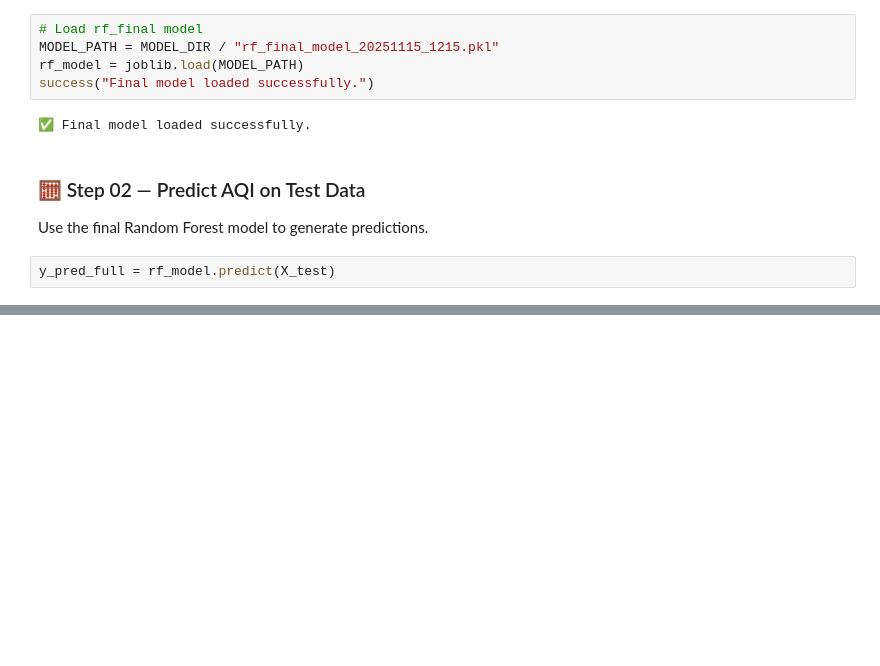
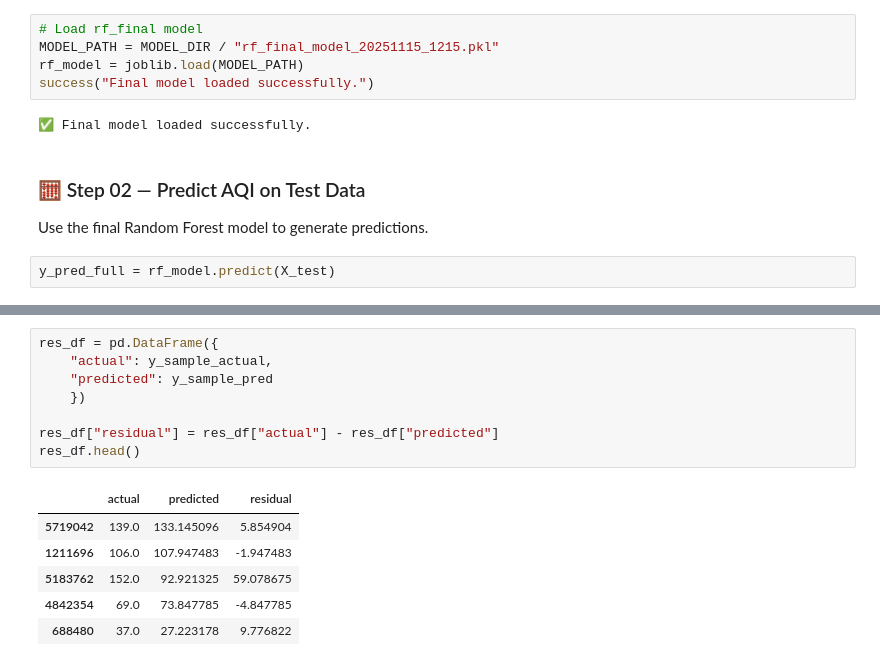
Before and after one commit to chgwyellow/air_pollution_analysis, a Jupyter notebook: notebook/07_model_prediction_evaluation.ipynb, the cells around one changed output, grey strips where cells are left out. Saved outputs shown, nothing was run; the diff lists cells and outputs as text; blank space fills up the shorter version.

```diff
--- a/notebook/07_model_prediction_evaluation.ipynb
+++ b/notebook/07_model_prediction_evaluation.ipynb
@@ -80,0 +165,15 @@ y_sample_pred = rf_model.predict(X_sample)
+# %%
+res_df = pd.DataFrame({
+    "actual": y_sample_actual,
+    "predicted": y_sample_pred
+    })
+
+res_df["residual"] = res_df["actual"] - res_df["predicted"]
+res_df.head()
+# %% [output]
+|  | actual | predicted | residual |
+| 5719042 | 139.0 | 133.145096 | 5.854904 |
+| 1211696 | 106.0 | 107.947483 | -1.947483 |
+| 5183762 | 152.0 | 92.921325 | 59.078675 |
+| 4842354 | 69.0 | 73.847785 | -4.847785 |
+| 688480 | 37.0 | 27.223178 | 9.776822 |
```
Also changed, not shown: parts of 12 cells of this notebook, 4 other files.
